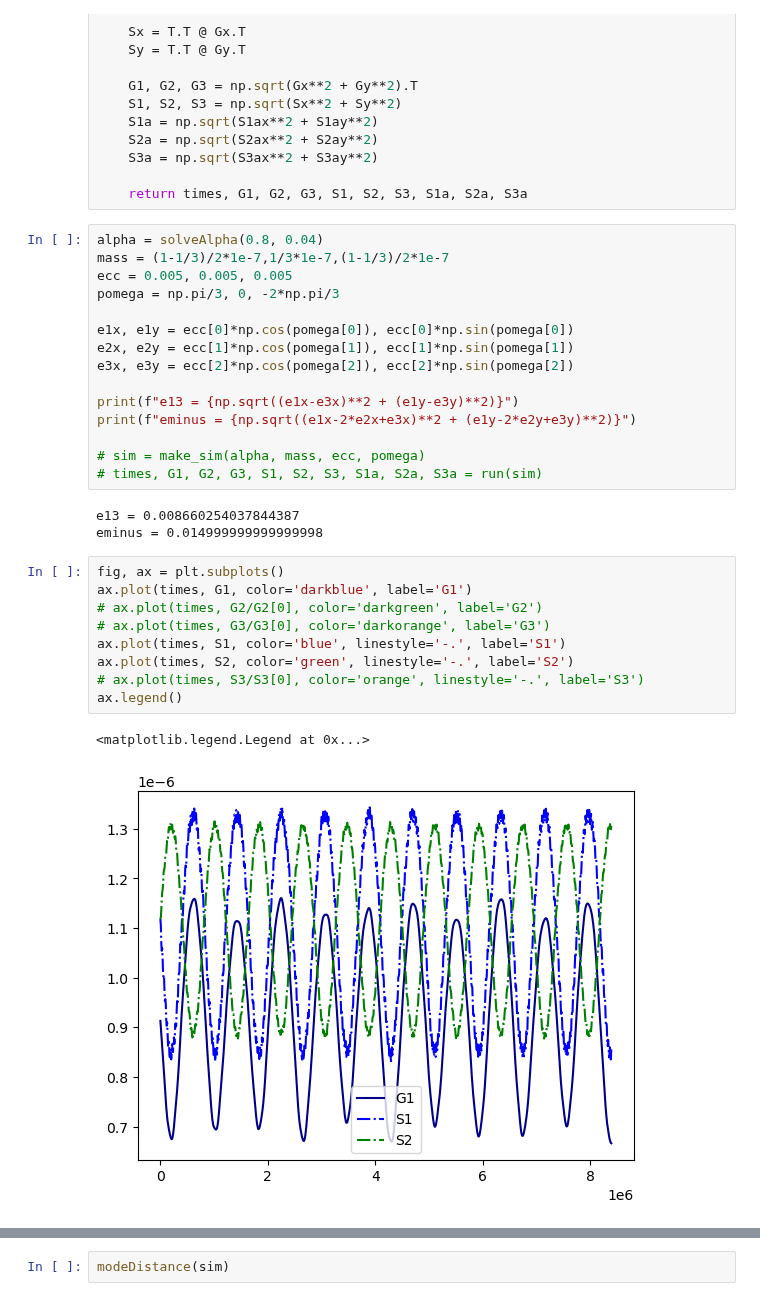
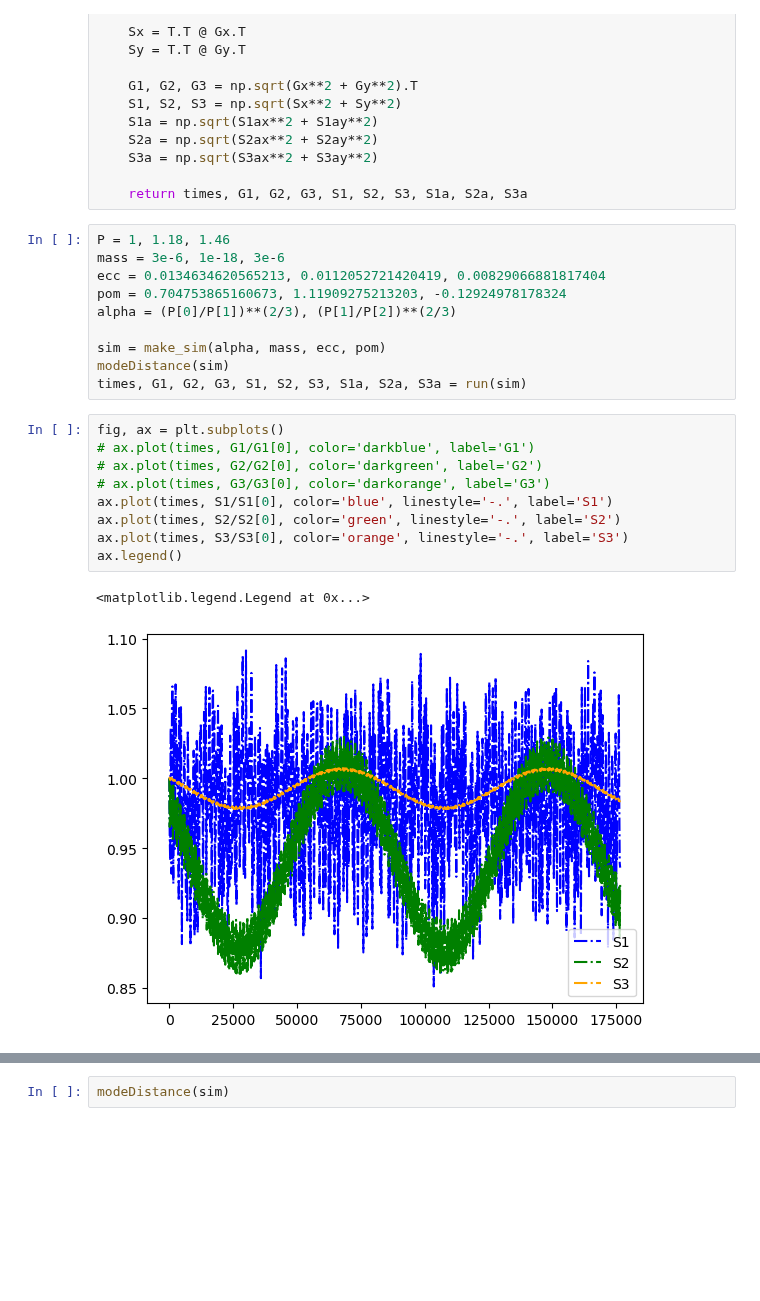
Before and after one commit to EritasY/Chaos, a Jupyter notebook: GeneralCase.ipynb, the cells around one changed output, grey strips where cells are left out. Cells and saved outputs as stored; diff of their text form; blank space fills up the shorter version.

```diff
--- a/GeneralCase.ipynb
+++ b/GeneralCase.ipynb
@@ -109,34 +109,26 @@ def run(sim):
 
     return times, G1, G2, G3, S1, S2, S3, S1a, S2a, S3a
 # %%
-alpha = solveAlpha(0.8, 0.04)
-mass = (1-1/3)/2*1e-7,1/3*1e-7,(1-1/3)/2*1e-7
-ecc = 0.005, 0.005, 0.005
-pomega = np.pi/3, 0, -2*np.pi/3
+P = 1, 1.18, 1.46
+mass = 3e-6, 1e-18, 3e-6
+ecc = 0.0134634620565213, 0.0112052721420419, 0.00829066881817404
+pom = 0.704753865160673, 1.11909275213203, -0.12924978178324
+alpha = (P[0]/P[1])**(2/3), (P[1]/P[2])**(2/3)
 
-e1x, e1y = ecc[0]*np.cos(pomega[0]), ecc[0]*np.sin(pomega[0])
-e2x, e2y = ecc[1]*np.cos(pomega[1]), ecc[1]*np.sin(pomega[1])
-e3x, e3y = ecc[2]*np.cos(pomega[2]), ecc[2]*np.sin(pomega[2])
-
-print(f"e13 = {np.sqrt((e1x-e3x)**2 + (e1y-e3y)**2)}")
-print(f"eminus = {np.sqrt((e1x-2*e2x+e3x)**2 + (e1y-2*e2y+e3y)**2)}")
-
-# sim = make_sim(alpha, mass, ecc, pomega)
-# times, G1, G2, G3, S1, S2, S3, S1a, S2a, S3a = run(sim)
+sim = make_sim(alpha, mass, ecc, pom)
+modeDistance(sim)
+times, G1, G2, G3, S1, S2, S3, S1a, S2a, S3a = run(sim)
-# %% [output]
-e13 = 0.008660254037844387
-eminus = 0.014999999999999998
 # %%
 fig, ax = plt.subplots()
-ax.plot(times, G1, color='darkblue', label='G1')
+# ax.plot(times, G1/G1[0], color='darkblue', label='G1')
 # ax.plot(times, G2/G2[0], color='darkgreen', label='G2')
 # ax.plot(times, G3/G3[0], color='darkorange', label='G3')
-ax.plot(times, S1, color='blue', linestyle='-.', label='S1')
-ax.plot(times, S2, color='green', linestyle='-.', label='S2')
-# ax.plot(times, S3/S3[0], color='orange', linestyle='-.', label='S3')
+ax.plot(times, S1/S1[0], color='blue', linestyle='-.', label='S1')
+ax.plot(times, S2/S2[0], color='green', linestyle='-.', label='S2')
+ax.plot(times, S3/S3[0], color='orange', linestyle='-.', label='S3')
 ax.legend()
 # %% [output]
 <matplotlib.legend.Legend at 0x...>
-[figure, old version]
+[figure, new version]
 # %%
 fig, ax = plt.subplots()
```
Also changed, not shown: parts of 7 cells of this notebook, 8 other files.
